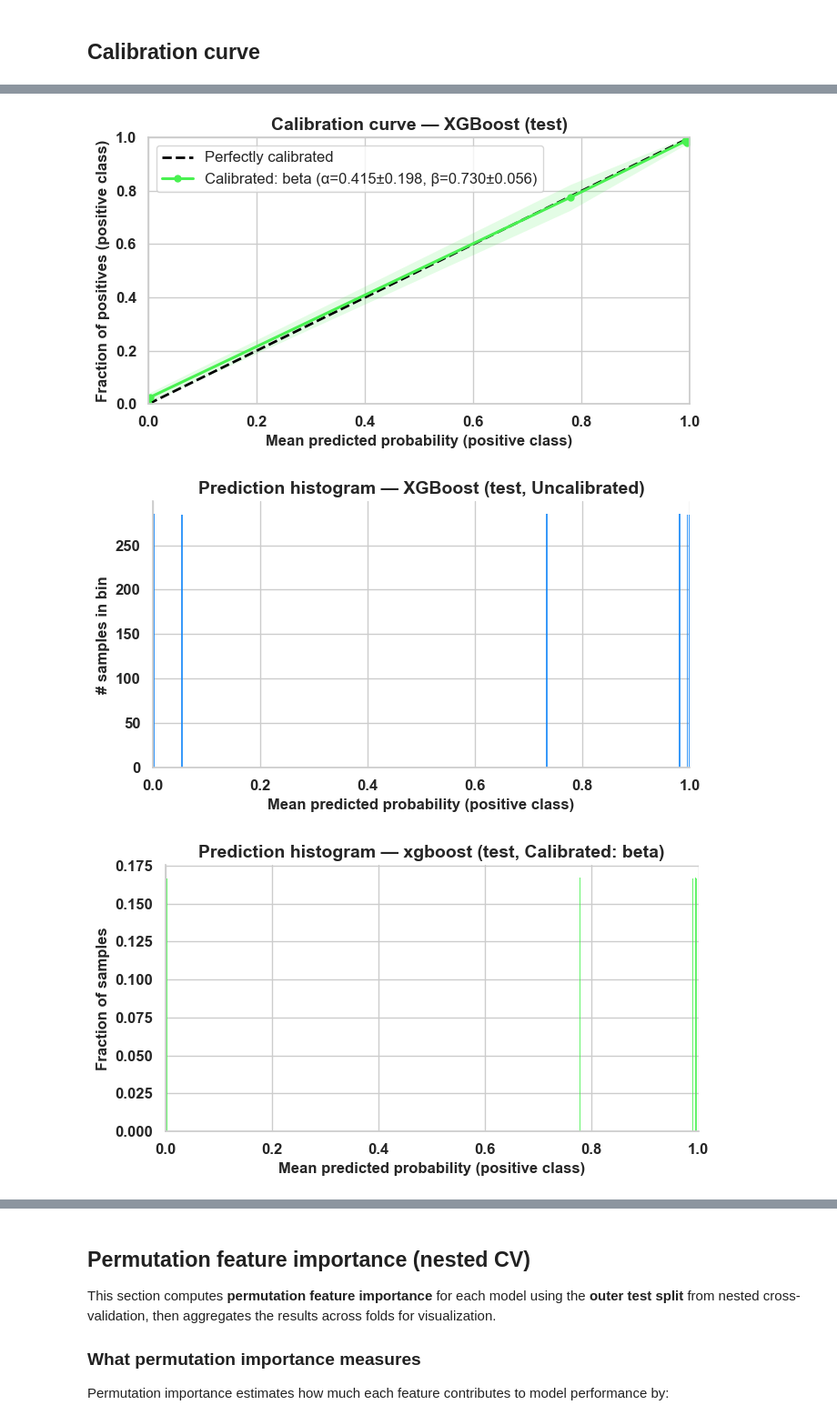
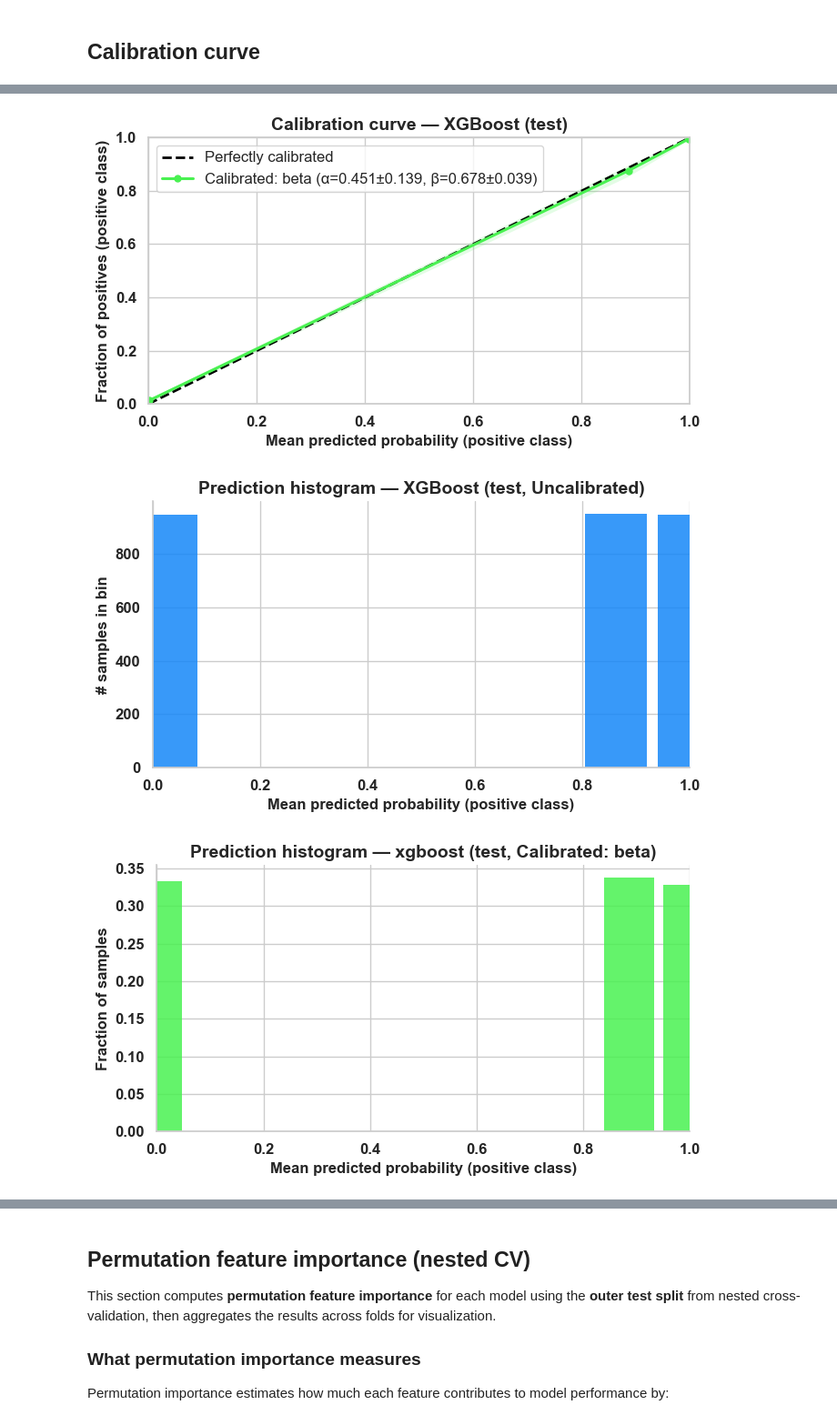
Before and after one commit to NehemiahZewde/AI_framework, a Jupyter notebook: tutorial/model_train_eval.ipynb, the cells around one changed output, grey strips where cells are left out. Shown at 91% size. Saved outputs shown, nothing was run; the diff lists cells and outputs as text; code cells hidden in the pictures.

```diff
--- a/tutorial/model_train_eval.ipynb
+++ b/tutorial/model_train_eval.ipynb
@@ -314,7 +322,7 @@ xgb_top  = final_features['final_by_model']['xgboost']['feature_names_selected']
 
 config = {
     "cv": {
-        "num_trials": 3,
+        "num_trials": 5,
         "n_outer_splits": 5,
         "n_inner_splits": 4,
     },
@@ -765,7 +773,7 @@ for model_name in ['logistic_regression', 'xgboost' ]: #'xgboost', 'logistic_reg
         model_name=model_name,
         calibration_methods=calibration_methods,
     )
-    calib_data = mtci.calibration_data_prep(calib_data, n_bins=6, strategy="quantile")
+    calib_data = mtci.calibration_data_prep(calib_data, n_bins=3, strategy="quantile")
 
     mtci.plot_calibration_curves(
         calib_data,
@@ -819,6 +827,6 @@ for model_name in ['logistic_regression', 'xgboost' ]: #'xgboost', 'logistic_reg
-[figure, old version]
+[figure, new version]
-[figure, old version]
+[figure, new version]
-[figure, old version]
+[figure, new version]
 >>> DONE for model: xgboost
 # %% [markdown]
 ## Permutation feature importance (nested CV)
```
Also changed, not shown: parts of 11 cells of this notebook, 6 other files.
